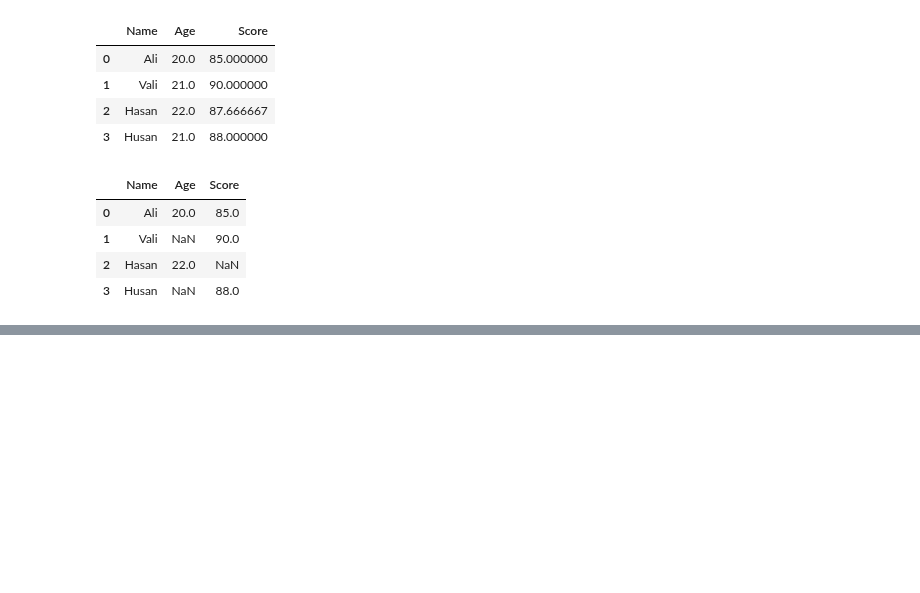
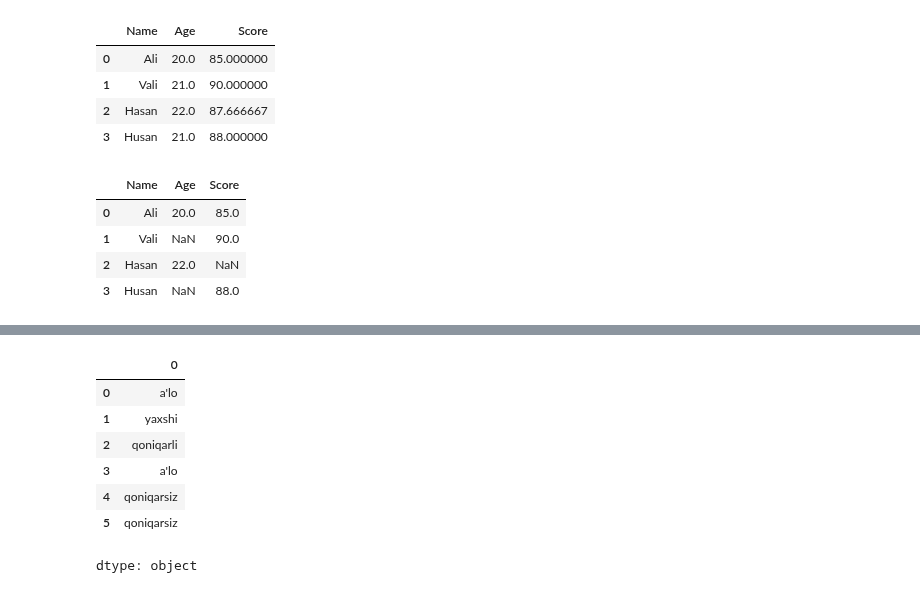
Before and after one commit to izzat-ai/learning-ai, a Jupyter notebook: pandas_data_preparation/24_dec_practice.ipynb, the cells around one changed output, grey strips where cells are left out. Cells and saved outputs as stored; diff of their text form; code cells hidden in the pictures; blank space fills up the shorter version.

```diff
--- a/pandas_data_preparation/24_dec_practice.ipynb
+++ b/pandas_data_preparation/24_dec_practice.ipynb
@@ -49,0 +107,12 @@ df2
+# %%
+baholar = {5:'a\'lo', 4:'yaxshi', 3:'qoniqarli', 2:'qoniqarsiz', 1:'qoniqarsiz'}
+s1.map(baholar)
+# %% [output]
+|  | 0 |
+| 0 | a'lo |
+| 1 | yaxshi |
+| 2 | qoniqarli |
+| 3 | a'lo |
+| 4 | qoniqarsiz |
+| 5 | qoniqarsiz |
+dtype: object
```
Also changed, not shown: parts of 15 cells of this notebook.
